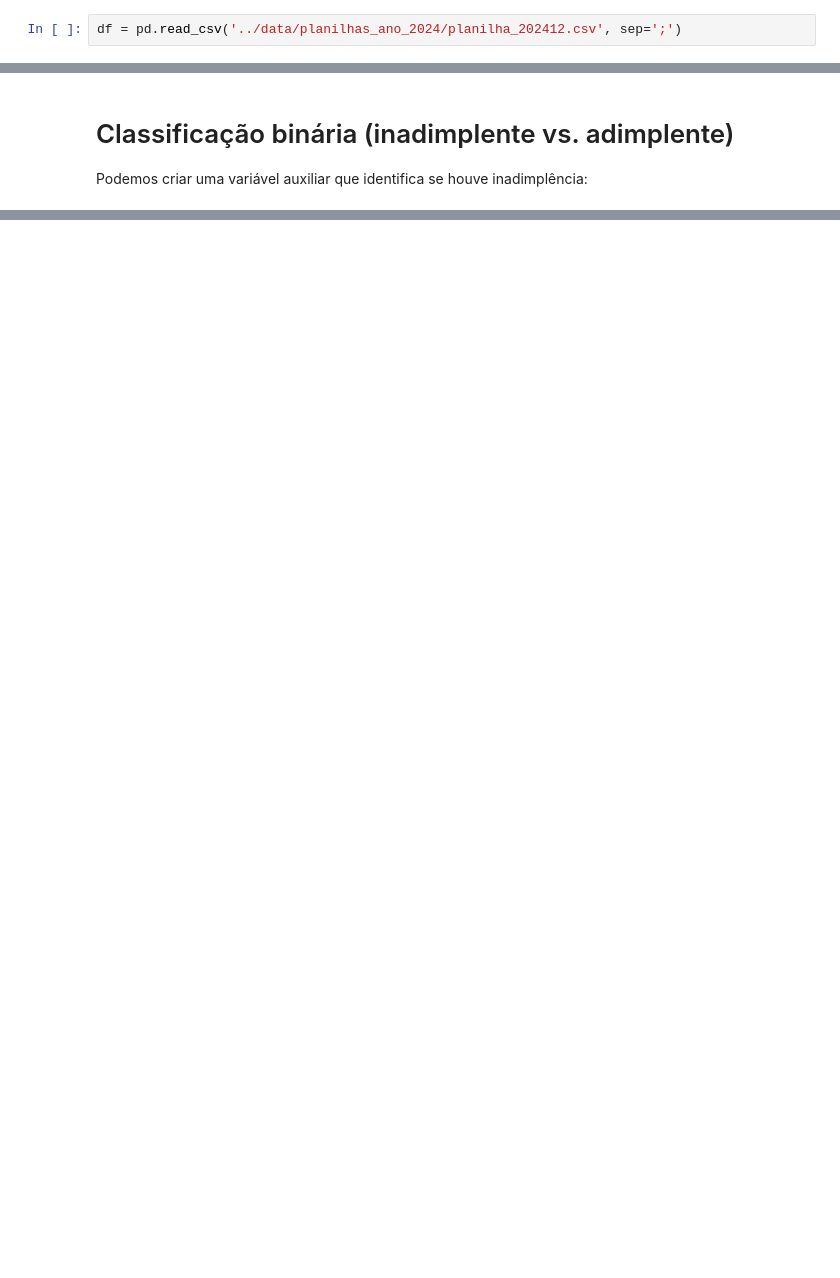
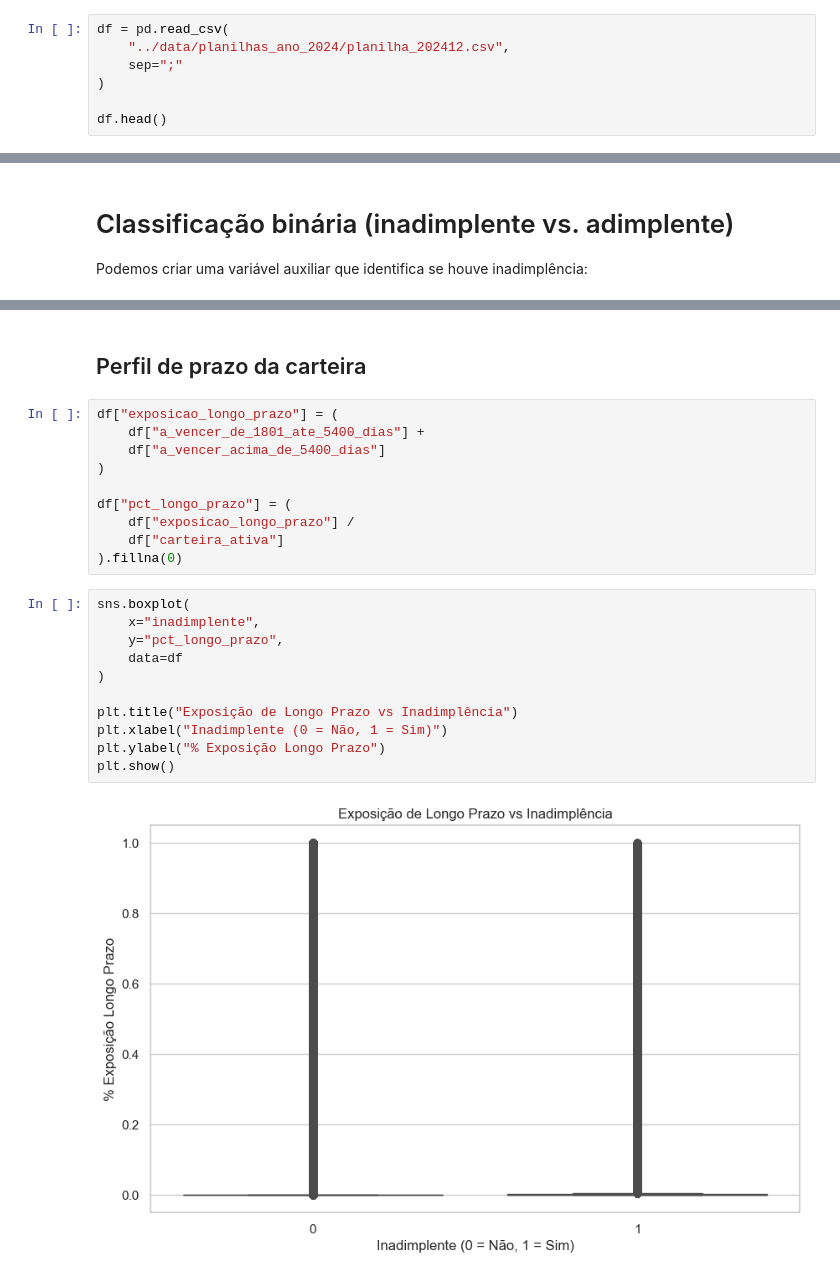
Before and after one commit to rafaelporfiriobarros/analise_de_credito_agregado_bacen_scr, a Jupyter notebook: notebooks/eda.ipynb, the cells around one changed output, grey strips where cells are left out. Drawn from its saved outputs; the diff is of its cells as text; blank space fills up the shorter version.

```diff
--- a/notebooks/eda.ipynb
+++ b/notebooks/eda.ipynb
@@ -42,4 +52,9 @@ pd.set_option('display.max_columns', None)
 # %% [markdown]
 # Visualização dos Dados
 # %%
-df = pd.read_csv('../data/planilhas_ano_2024/planilha_202412.csv', sep=';')
+df = pd.read_csv(
+    "../data/planilhas_ano_2024/planilha_202412.csv",
+    sep=";"
+)
+
+df.head()
@@ -196,0 +360,25 @@ df.head(2)
+# %% [markdown]
+## Perfil de prazo da carteira
+# %%
+df["exposicao_longo_prazo"] = (
+    df["a_vencer_de_1801_ate_5400_dias"] +
+    df["a_vencer_acima_de_5400_dias"]
+)
+
+df["pct_longo_prazo"] = (
+    df["exposicao_longo_prazo"] /
+    df["carteira_ativa"]
+).fillna(0)
+# %%
+sns.boxplot(
+    x="inadimplente",
+    y="pct_longo_prazo",
+    data=df
+)
+
+plt.title("Exposição de Longo Prazo vs Inadimplência")
+plt.xlabel("Inadimplente (0 = Não, 1 = Sim)")
+plt.ylabel("% Exposição Longo Prazo")
+plt.show()
+# %% [output]
+[figure, added]
```
Also changed, not shown: parts of 26 cells of this notebook, 1 other file.
